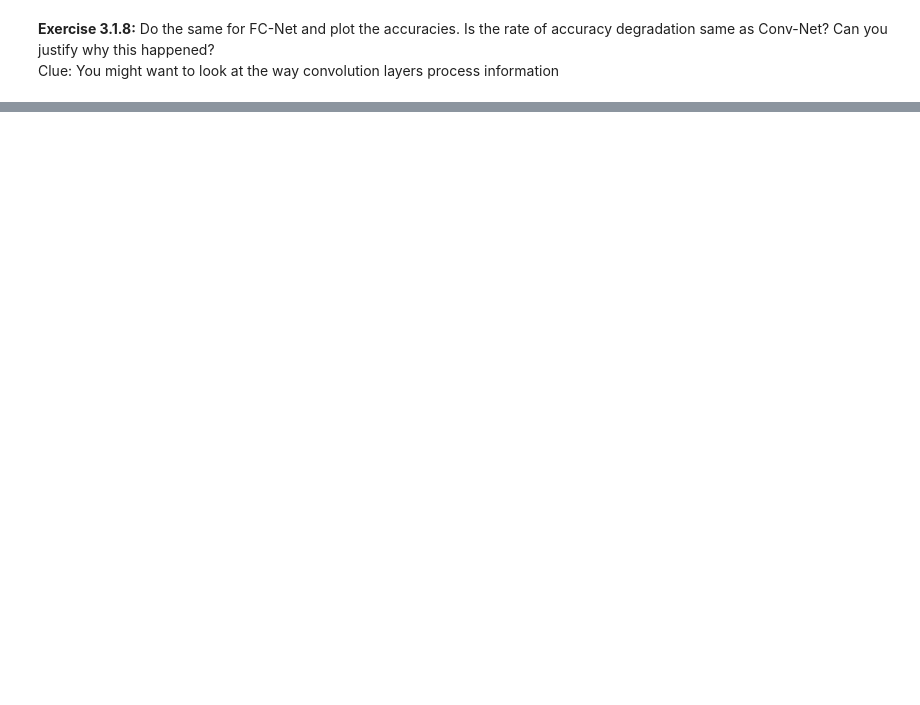
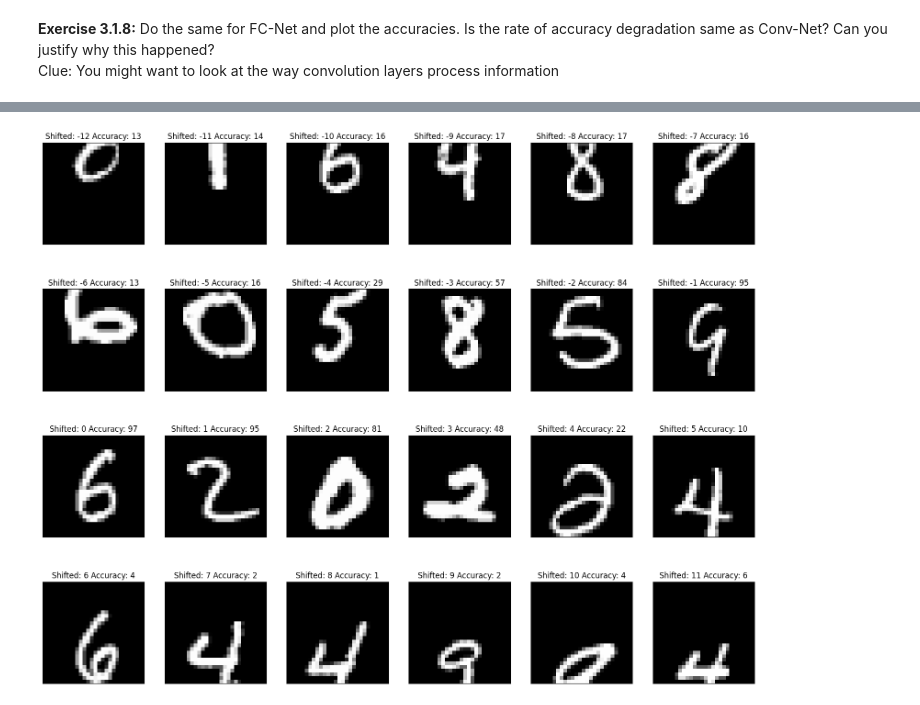
Before and after one commit to tanmaygadgil/CS7150-Homework_3, a Jupyter notebook: HW3.1-Classifiers.ipynb, the cells around one changed output, grey strips where cells are left out. Cells and saved outputs as stored; diff of their text form; code cells hidden in the pictures; blank space fills up the shorter version.

```diff
--- a/HW3.1-Classifiers.ipynb
+++ b/HW3.1-Classifiers.ipynb
@@ -660,0 +833,12 @@ Clue: You might want to look at the way convolution layers process information
+# %%
+fig = plt.figure(figsize=(20,20))
+plt_num = 0
+for i in range(-12,12):
+    plt.subplot(5,6,plt_num+1)
+    plt.imshow(shifted[plt_num], cmap='gray',interpolation='none')
+    plt.title(f"Shifted: {i} Accuracy: {accuracies[plt_num]}")
+    plt.xticks([])
+    plt.yticks([])
+    plt_num+=1
+# %% [output]
+[figure, added]
```
Also changed, not shown: parts of 19 cells of this notebook.
